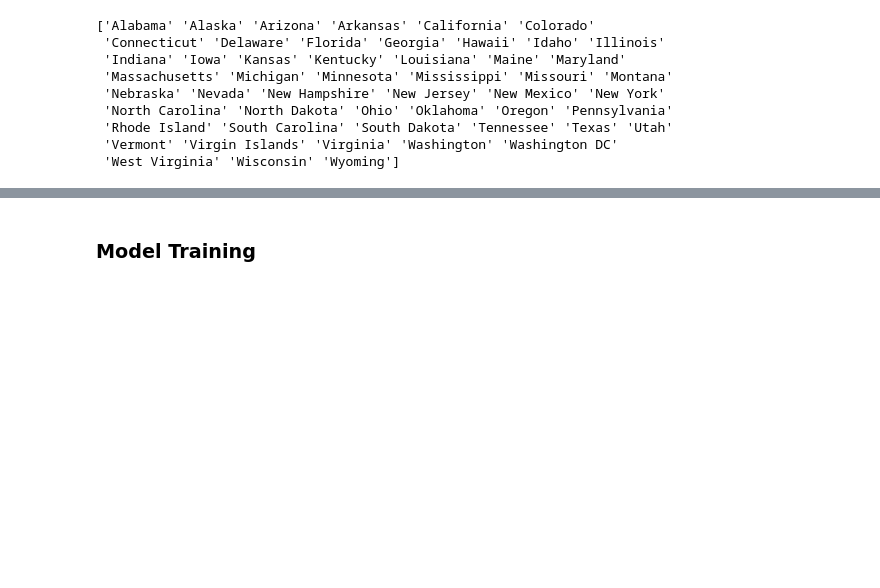
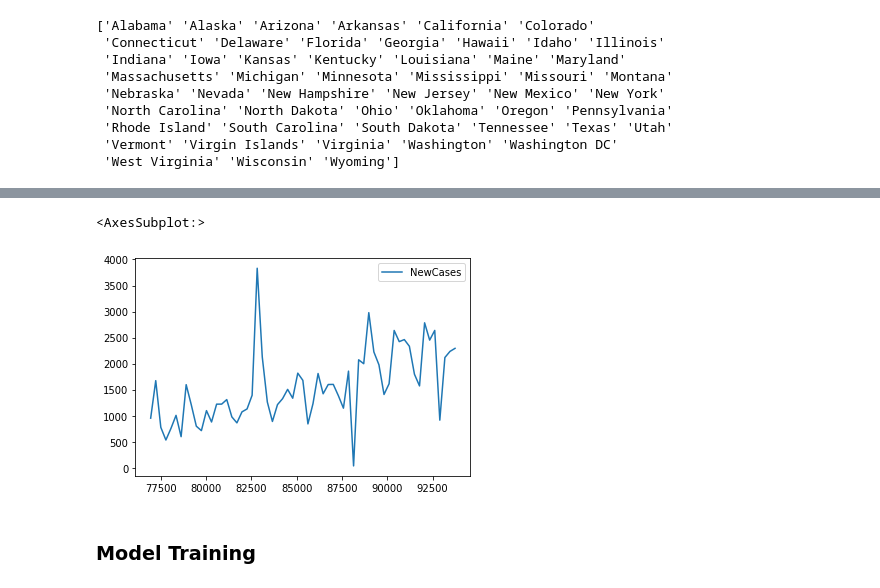
Before and after one commit to katherinesing/usc-xprize-covid, a Jupyter notebook: covid-xprize/covid_xprize/examples/predictors/linear_reg/lin-reg.ipynb, the cells around one changed output, grey strips where cells are left out. Drawn from its saved outputs; the diff is of its cells as text; code cells hidden in the pictures; blank space fills up the shorter version.

```diff
--- a/covid-xprize/covid_xprize/examples/predictors/linear_reg/lin-reg.ipynb
+++ b/covid-xprize/covid_xprize/examples/predictors/linear_reg/lin-reg.ipynb
@@ -334,3 +368,8 @@ oxford_data
+# %%
+oxford_data[(oxford_data['GeoID']=='United States__Alabama') & (oxford_data.Date>='2020-10-01')][['NewCases']].plot()
+# %% [output]
+<AxesSubplot:>
+[figure, added]
 # %% [markdown]
 ### Model Training
 # %%
```
Also changed, not shown: parts of 18 cells of this notebook, 2 other files.
